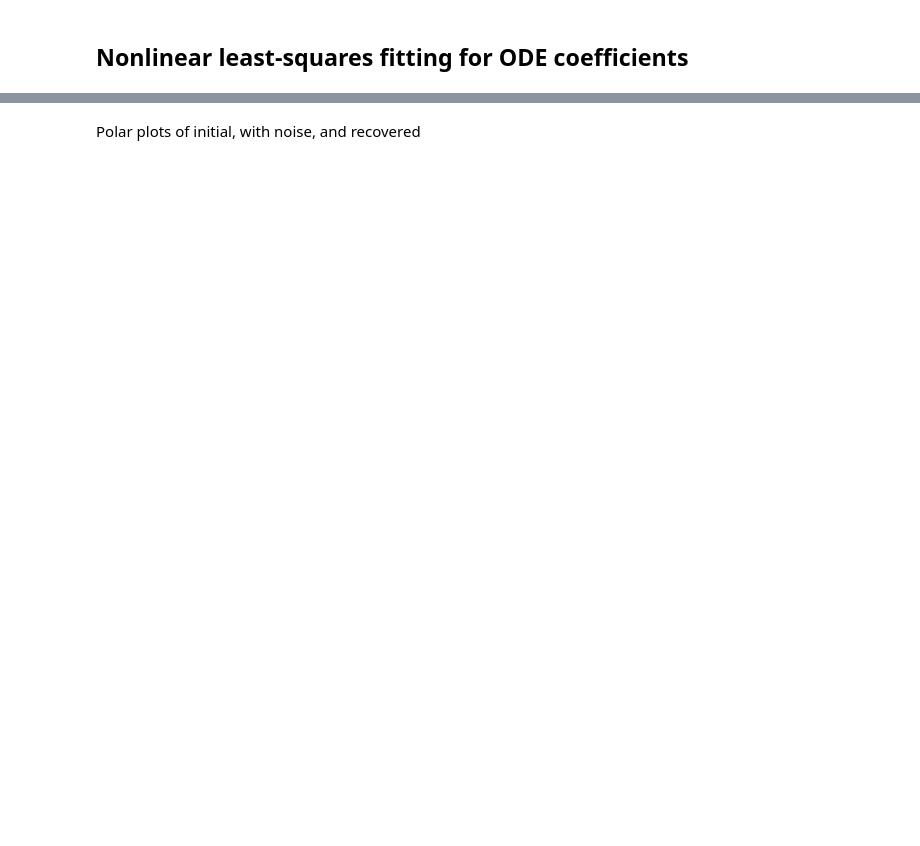
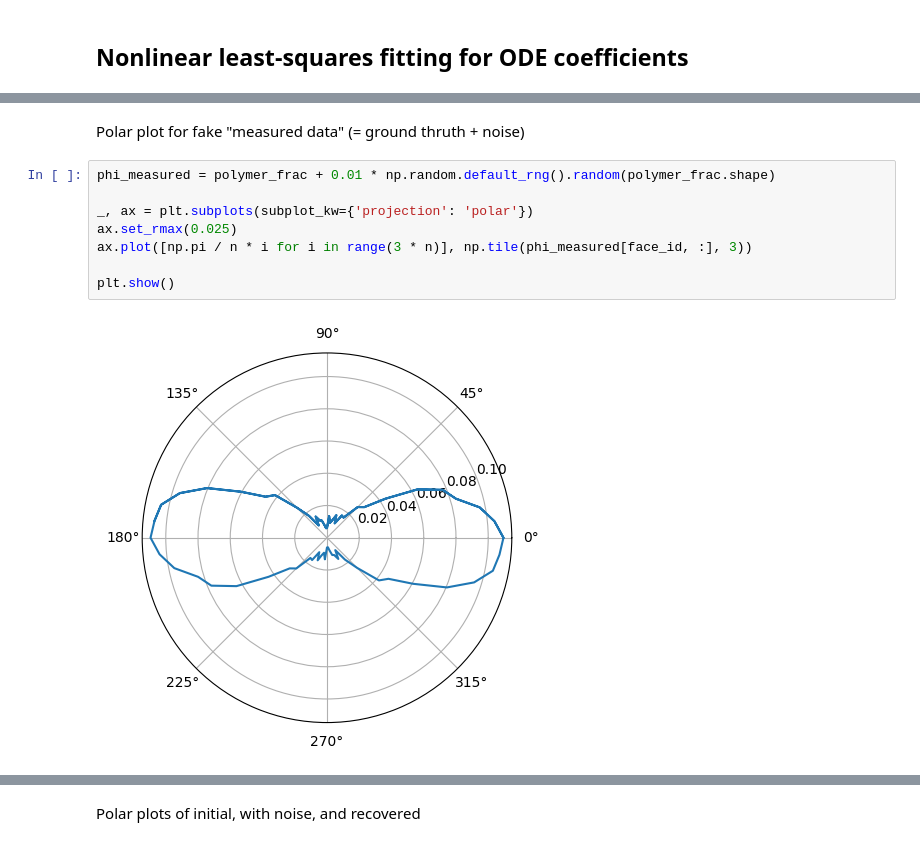
Before and after one commit to morphing-matter-lab/muscle-fiber-model, a Jupyter notebook: main.ipynb, the cells around one changed output, grey strips where cells are left out. Drawn from its saved outputs; the diff is of its cells as text; blank space fills up the shorter version.

```diff
--- a/main.ipynb
+++ b/main.ipynb
@@ -212,0 +279,12 @@ params = fitting(strains, phi_measured)
+# %% [markdown]
+Polar plot for fake "measured data" (= ground thruth + noise)
+# %%
+phi_measured = polymer_frac + 0.01 * np.random.default_rng().random(polymer_frac.shape)
+
+_, ax = plt.subplots(subplot_kw={'projection': 'polar'})
+ax.set_rmax(0.025)
+ax.plot([np.pi / n * i for i in range(3 * n)], np.tile(phi_measured[face_id, :], 3))
+
+plt.show()
+# %% [output]
+[figure, added]
```
Also changed, not shown: parts of 13 cells of this notebook.
